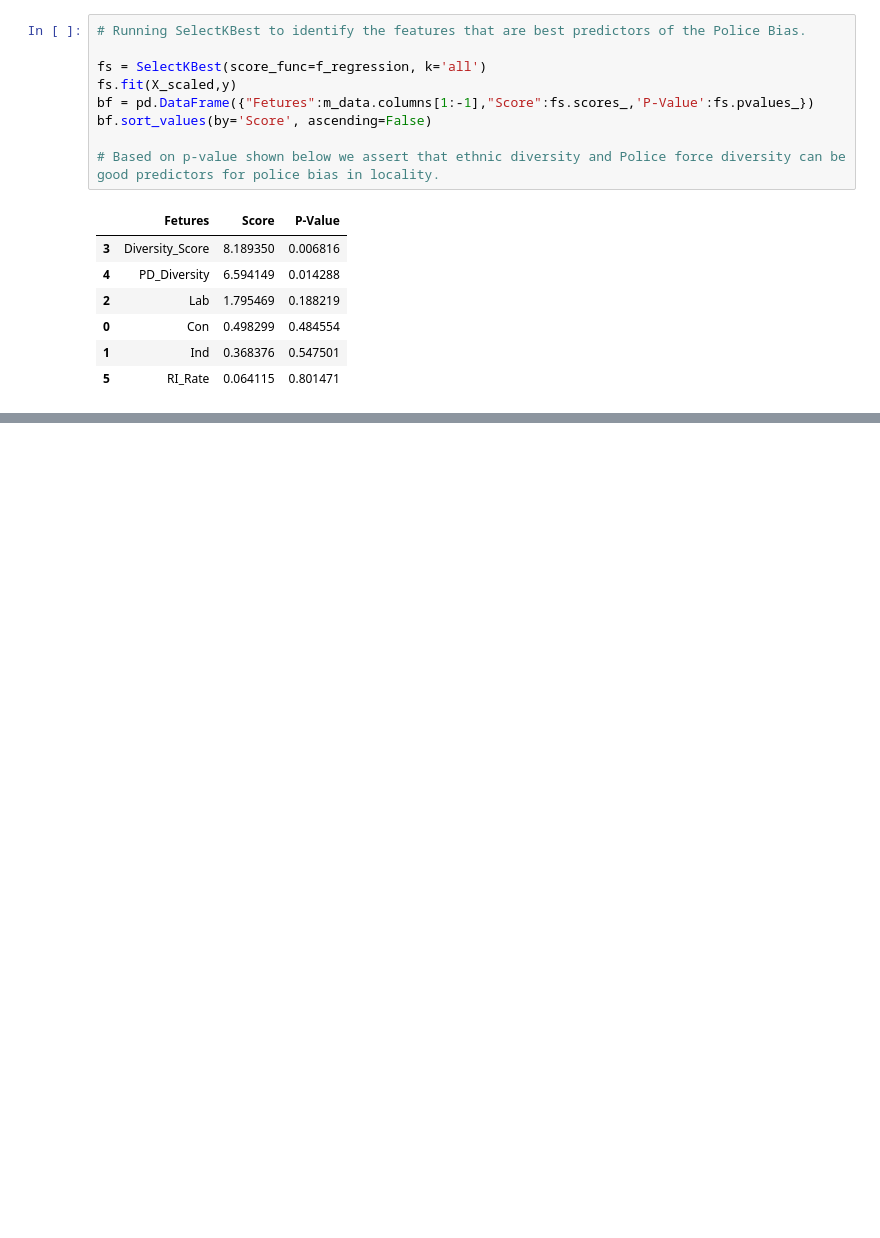
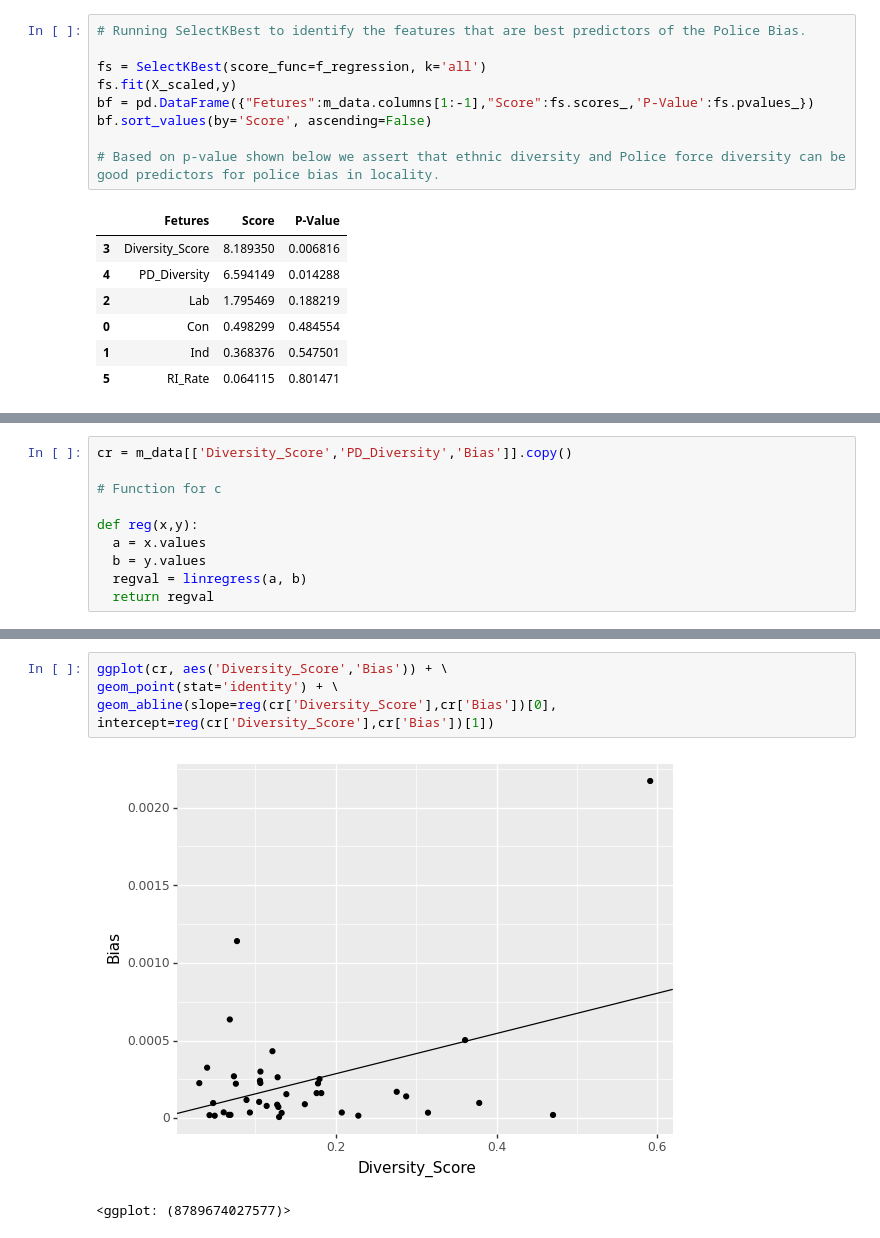
Before and after one commit to neerajthandayan/CourseProject, a Jupyter notebook: Notebooks/Regression_Analysis.ipynb, the cells around one changed output, grey strips where cells are left out. Drawn from its saved outputs; the diff is of its cells as text; blank space fills up the shorter version.

```diff
--- a/Notebooks/Regression_Analysis.ipynb
+++ b/Notebooks/Regression_Analysis.ipynb
@@ -57,0 +64,10 @@ bf.sort_values(by='Score', ascending=False)
+# %%
+cr = m_data[['Diversity_Score','PD_Diversity','Bias']].copy()
+
+# Function for c
+
+def reg(x,y):
+  a = x.values
+  b = y.values
+  regval = linregress(a, b)
+  return regval
@@ -57,0 +81,7 @@ bf.sort_values(by='Score', ascending=False)
+# %%
+ggplot(cr, aes('Diversity_Score','Bias')) + \
+geom_point(stat='identity') + \
+geom_abline(slope=reg(cr['Diversity_Score'],cr['Bias'])[0], intercept=reg(cr['Diversity_Score'],cr['Bias'])[1])
+# %% [output]
+[figure, added]
+<ggplot: (8789674027577)>
```
Also changed, not shown: parts of 5 cells of this notebook.
